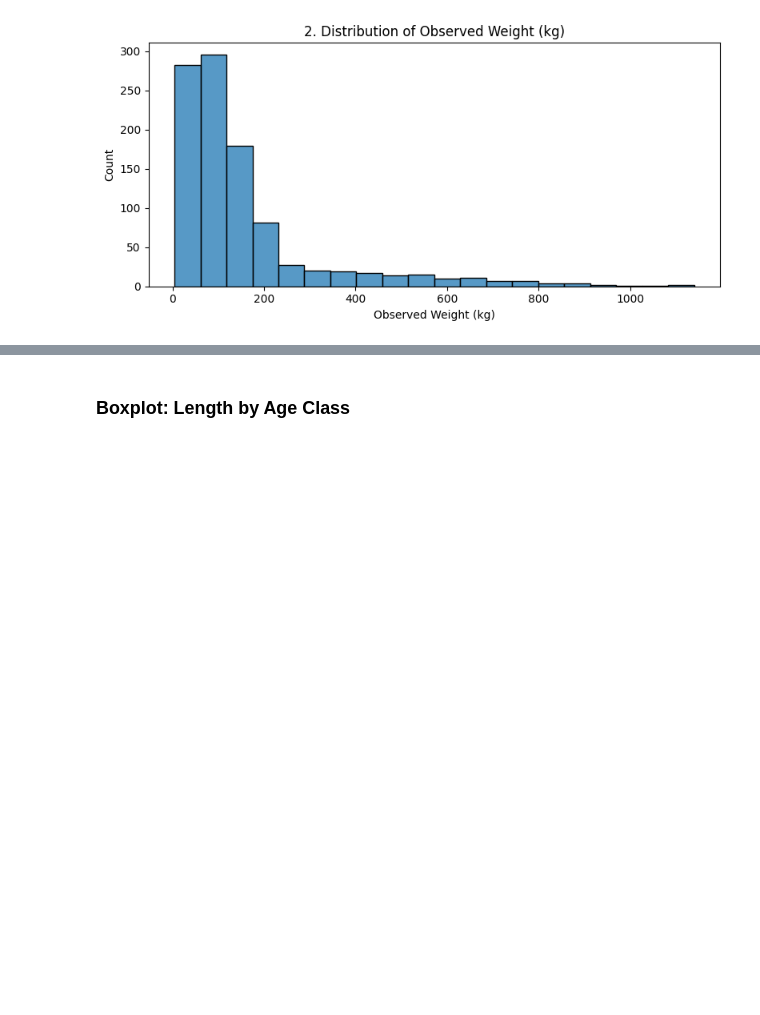
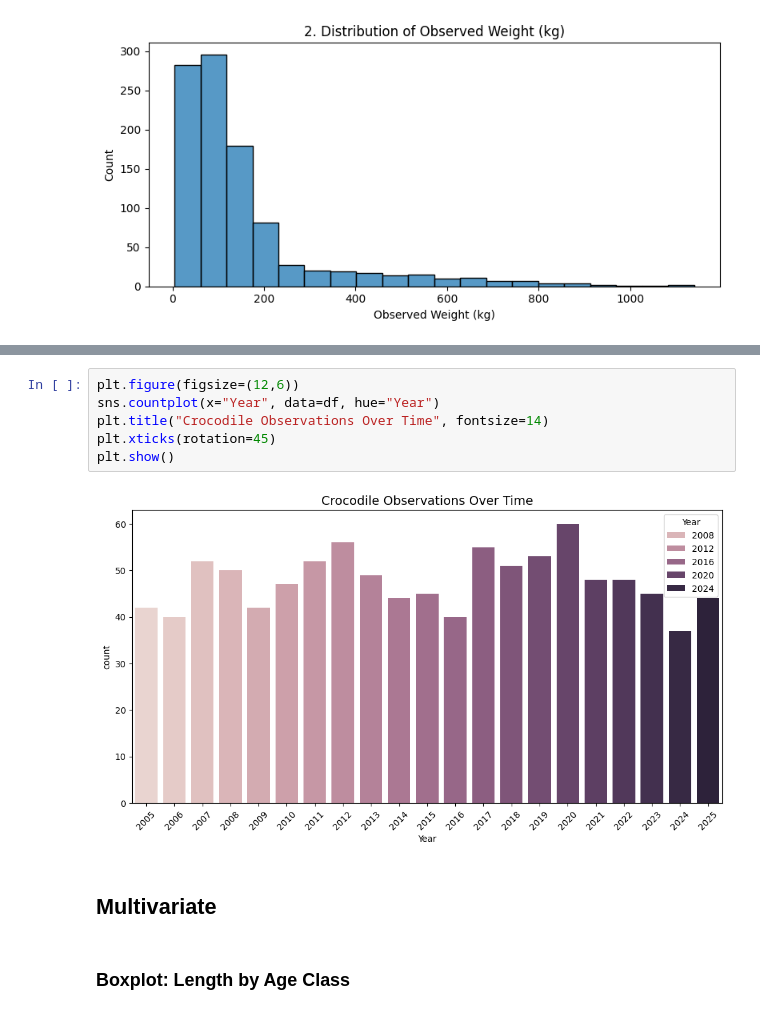
Before and after one commit to lukhi-laksh/Kaggle-Notebooks, a Jupyter notebook: Crocodile Species/crocodile_Analysis.ipynb, the cells around one changed output, grey strips where cells are left out. Drawn from its saved outputs; the diff is of its cells as text; blank space fills up the shorter version.

```diff
--- a/Crocodile Species/crocodile_Analysis.ipynb
+++ b/Crocodile Species/crocodile_Analysis.ipynb
@@ -271,3 +317,13 @@ plot_no += 1
+# %%
+plt.figure(figsize=(12,6))
+sns.countplot(x="Year", data=df, hue="Year")
+plt.title("Crocodile Observations Over Time", fontsize=14)
+plt.xticks(rotation=45)
+plt.show()
+# %% [output]
+[figure, added]
+# %% [markdown]
+## Multivariate
 # %% [markdown]
 ### Boxplot: Length by Age Class
 # %%
```
Also changed, not shown: parts of 22 cells of this notebook.
